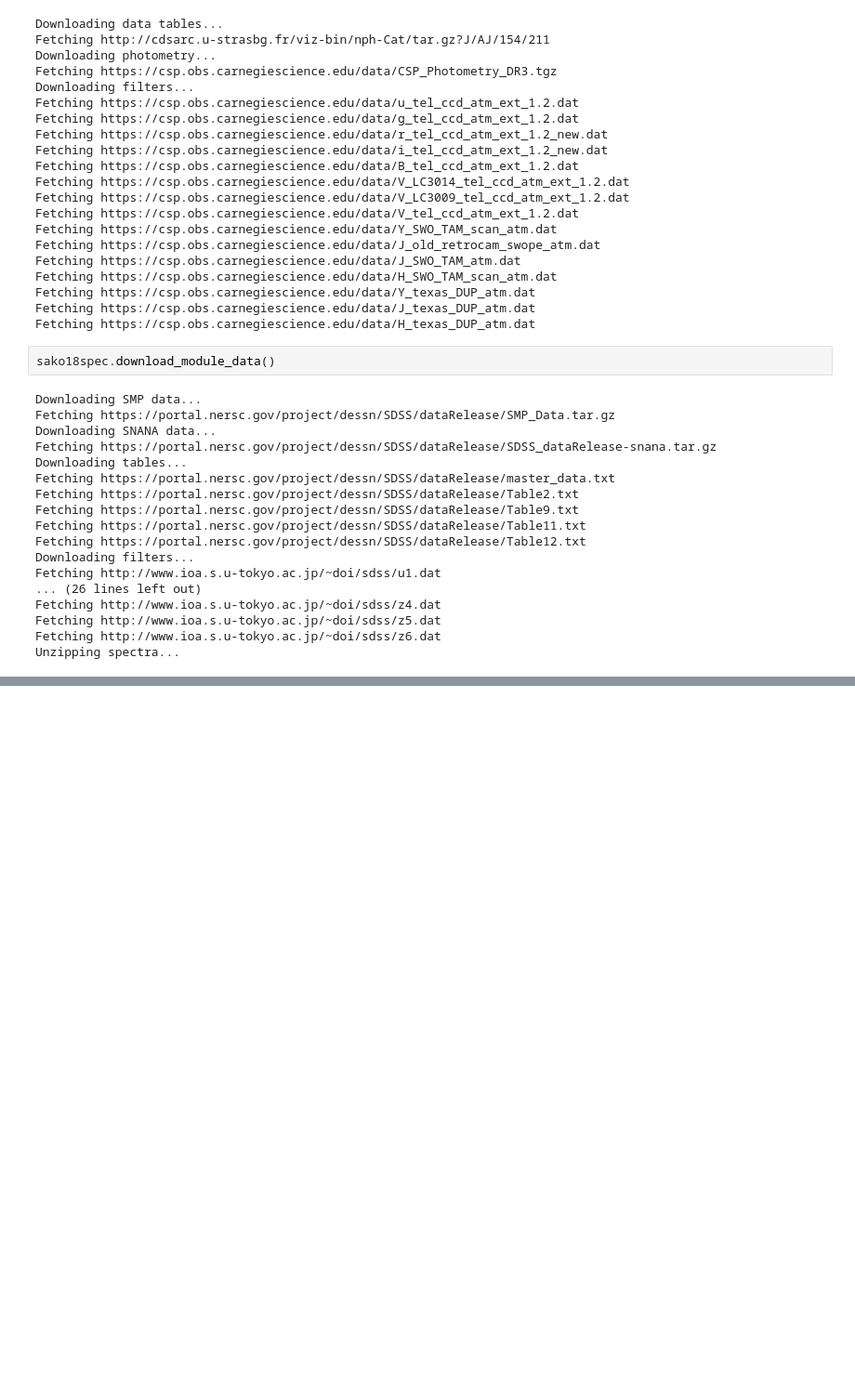
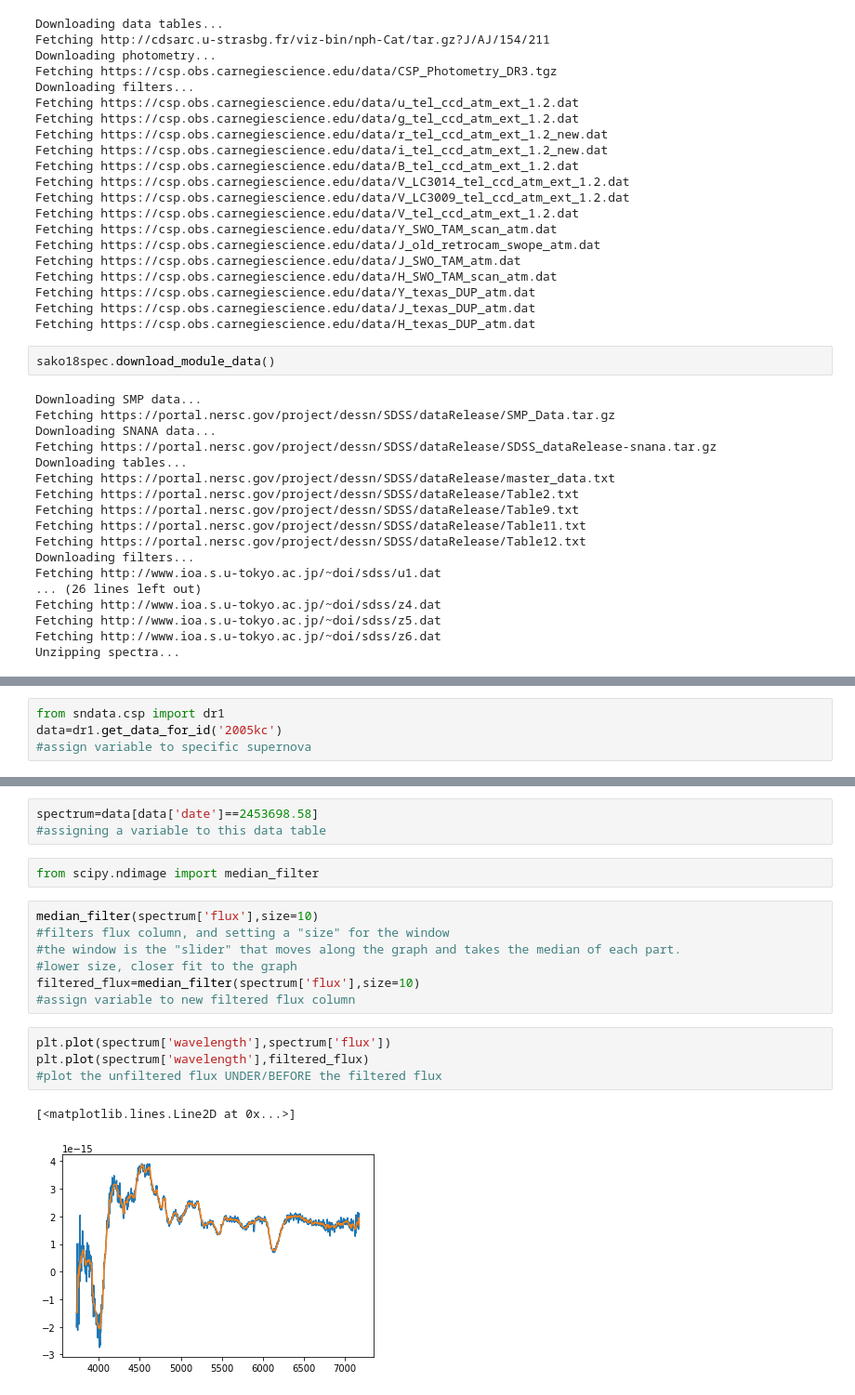
Before and after one commit to mwvgroup/SN-Spectral-Evolution, a Jupyter notebook: spectral_filtering.ipynb, the cells around one changed output, grey strips where cells are left out. Shown at 93% size. Drawn from its saved outputs; the diff is of its cells as text; blank space fills up the shorter version.

Commit message:
graphed one data for dr1 and listed the supernova in dr3 and sako18spec

```diff
--- a/spectral_filtering.ipynb
+++ b/spectral_filtering.ipynb
@@ -51,0 +62,4 @@ Unzipping spectra...
+# %%
+from sndata.csp import dr1
+data=dr1.get_data_for_id('2005kc')
+#assign variable to specific supernova
@@ -51,0 +94,19 @@ Unzipping spectra...
+# %%
+spectrum=data[data['date']==2453698.58]
+#assigning a variable to this data table
+# %%
+from scipy.ndimage import median_filter
+# %%
+median_filter(spectrum['flux'],size=10)
+#filters flux column, and setting a "size" for the window
+#the window is the "slider" that moves along the graph and takes the median of each part.
+#lower size, closer fit to the graph
+filtered_flux=median_filter(spectrum['flux'],size=10)
+#assign variable to new filtered flux column
+# %%
+plt.plot(spectrum['wavelength'],spectrum['flux'])
+plt.plot(spectrum['wavelength'],filtered_flux)
+#plot the unfiltered flux UNDER/BEFORE the filtered flux
+# %% [output]
+[<matplotlib.lines.Line2D at 0x...>]
+[figure, added]
```
Also changed, not shown: parts of 13 cells of this notebook.
